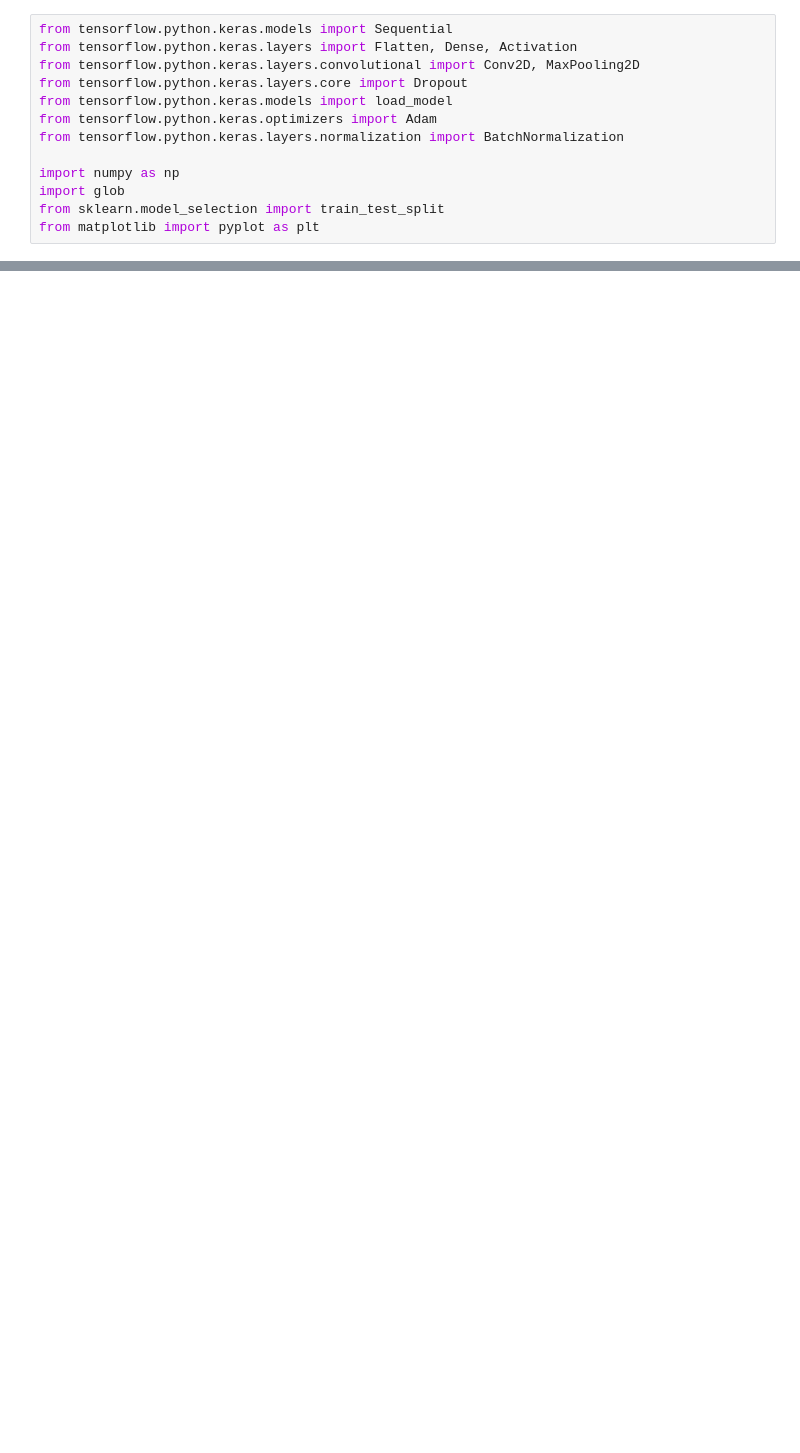
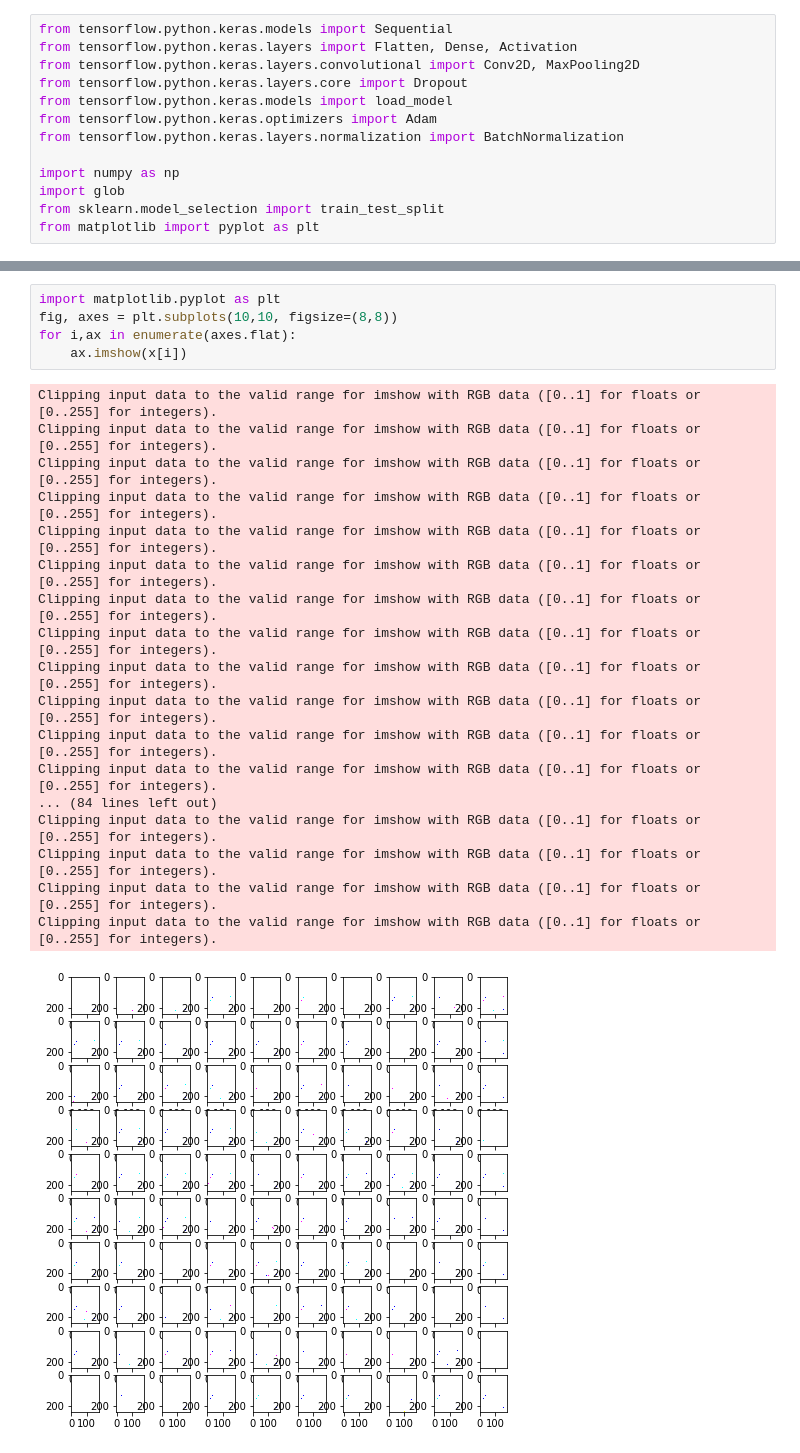
Before and after one commit to A1-PONATA/Hayoung, a Jupyter notebook: imgPreprocessing/npz2jpg.ipynb, the cells around one changed output, grey strips where cells are left out. Cells and saved outputs as stored; diff of their text form; blank space fills up the shorter version.

```diff
--- a/imgPreprocessing/npz2jpg.ipynb
+++ b/imgPreprocessing/npz2jpg.ipynb
@@ -52,0 +82,24 @@ Clipping input data to the valid range for imshow with RGB data ([0..1] for floa
+# %%
+import matplotlib.pyplot as plt
+fig, axes = plt.subplots(10,10, figsize=(8,8))
+for i,ax in enumerate(axes.flat):
+    ax.imshow(x[i])
+# %% [output]
+Clipping input data to the valid range for imshow with RGB data ([0..1] for floats or [0..255] for integers).
+Clipping input data to the valid range for imshow with RGB data ([0..1] for floats or [0..255] for integers).
+Clipping input data to the valid range for imshow with RGB data ([0..1] for floats or [0..255] for integers).
+Clipping input data to the valid range for imshow with RGB data ([0..1] for floats or [0..255] for integers).
+Clipping input data to the valid range for imshow with RGB data ([0..1] for floats or [0..255] for integers).
+Clipping input data to the valid range for imshow with RGB data ([0..1] for floats or [0..255] for integers).
+Clipping input data to the valid range for imshow with RGB data ([0..1] for floats or [0..255] for integers).
+Clipping input data to the valid range for imshow with RGB data ([0..1] for floats or [0..255] for integers).
+Clipping input data to the valid range for imshow with RGB data ([0..1] for floats or [0..255] for integers).
+Clipping input data to the valid range for imshow with RGB data ([0..1] for floats or [0..255] for integers).
+Clipping input data to the valid range for imshow with RGB data ([0..1] for floats or [0..255] for integers).
+Clipping input data to the valid range for imshow with RGB data ([0..1] for floats or [0..255] for integers).
+... (84 lines left out)
+Clipping input data to the valid range for imshow with RGB data ([0..1] for floats or [0..255] for integers).
+Clipping input data to the valid range for imshow with RGB data ([0..1] for floats or [0..255] for integers).
+Clipping input data to the valid range for imshow with RGB data ([0..1] for floats or [0..255] for integers).
+Clipping input data to the valid range for imshow with RGB data ([0..1] for floats or [0..255] for integers).
+[figure, added]
```
Also changed, not shown: parts of 7 cells of this notebook, 6 other files.
